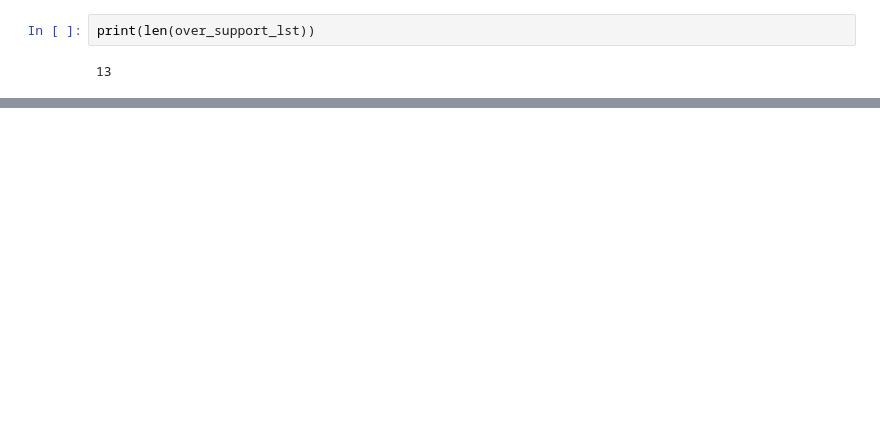
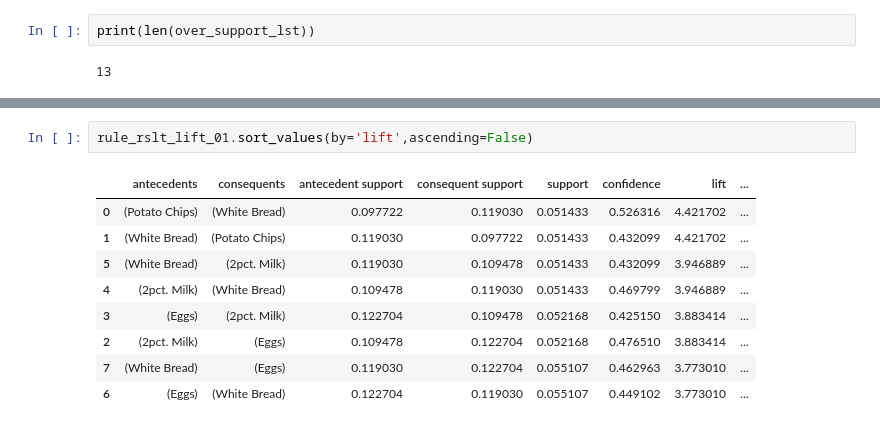
Before and after one commit to cypision/Alchemy-in-MLDL, a Jupyter notebook: ML_Area/Association_Rule.ipynb, the cells around one changed output, grey strips where cells are left out. Cells and saved outputs as stored; diff of their text form; blank space fills up the shorter version.

```diff
--- a/ML_Area/Association_Rule.ipynb
+++ b/ML_Area/Association_Rule.ipynb
@@ -588,0 +629,12 @@ rules_01
+# %%
+rule_rslt_lift_01.sort_values(by='lift',ascending=False)
+# %% [output]
+|  | antecedents | consequents | antecedent support | consequent support | support | confidence | lift | ... |
+| 0 | (Potato Chips) | (White Bread) | 0.097722 | 0.119030 | 0.051433 | 0.526316 | 4.421702 | ... |
+| 1 | (White Bread) | (Potato Chips) | 0.119030 | 0.097722 | 0.051433 | 0.432099 | 4.421702 | ... |
+| 5 | (White Bread) | (2pct. Milk) | 0.119030 | 0.109478 | 0.051433 | 0.432099 | 3.946889 | ... |
+| 4 | (2pct. Milk) | (White Bread) | 0.109478 | 0.119030 | 0.051433 | 0.469799 | 3.946889 | ... |
+| 3 | (Eggs) | (2pct. Milk) | 0.122704 | 0.109478 | 0.052168 | 0.425150 | 3.883414 | ... |
+| 2 | (2pct. Milk) | (Eggs) | 0.109478 | 0.122704 | 0.052168 | 0.476510 | 3.883414 | ... |
+| 7 | (White Bread) | (Eggs) | 0.119030 | 0.122704 | 0.055107 | 0.462963 | 3.773010 | ... |
+| 6 | (Eggs) | (White Bread) | 0.122704 | 0.119030 | 0.055107 | 0.449102 | 3.773010 | ... |
```
Also changed, not shown: parts of 19 cells of this notebook.
